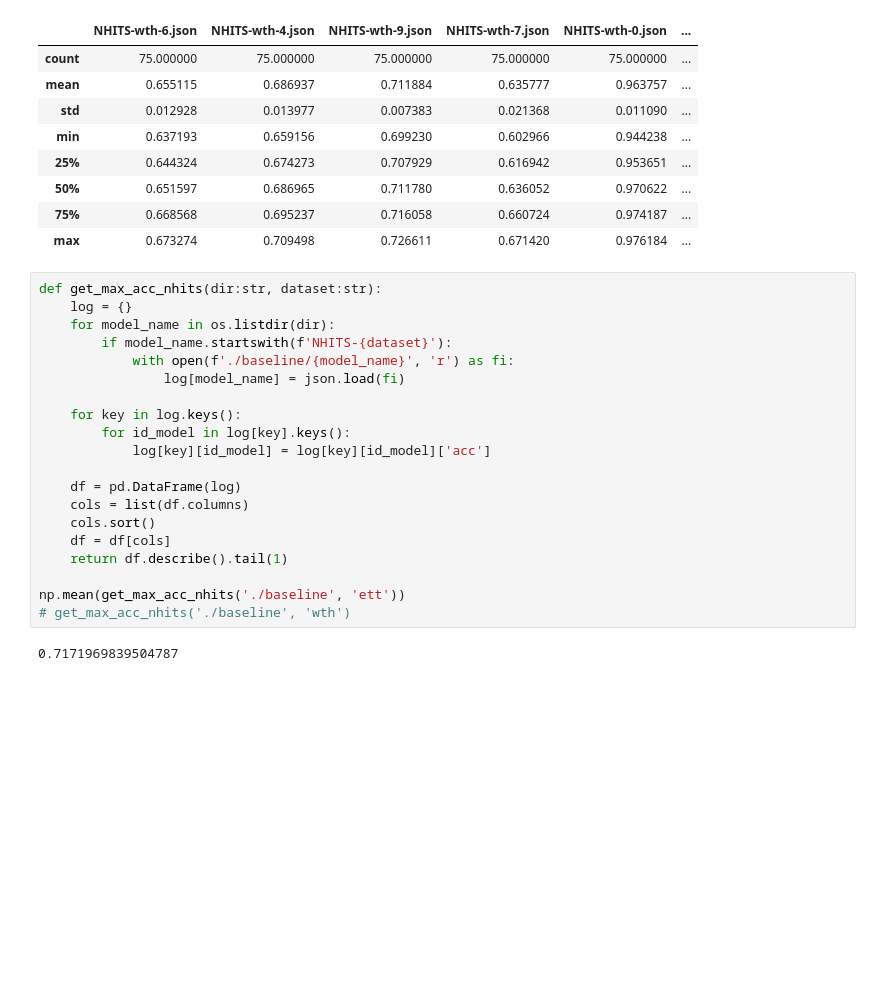
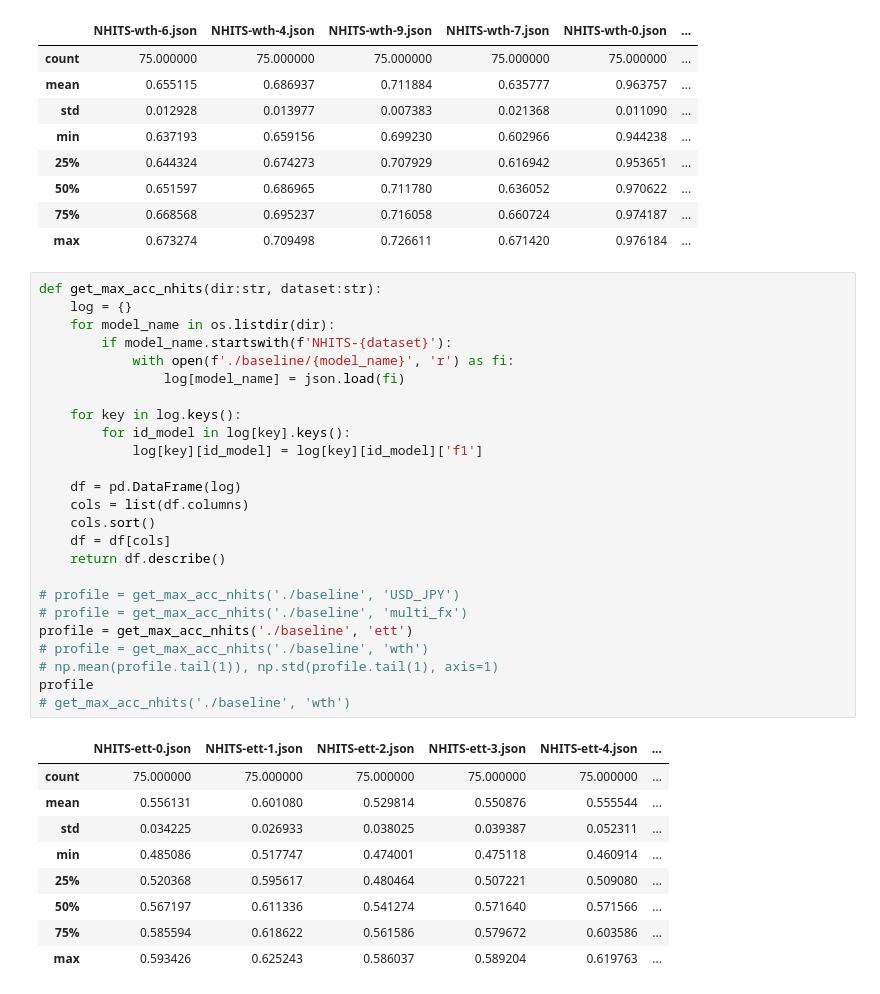
Before and after one commit to baolongnguyenmac/multi_fx, a Jupyter notebook: pretrained/analyze.ipynb, the cells around one changed output. Cells and saved outputs as stored; diff of their text form; blank space fills up the shorter version.

```diff
--- a/pretrained/analyze.ipynb
+++ b/pretrained/analyze.ipynb
@@ -511,25 +541,38 @@ df.describe()
 # %%
 def get_max_acc_nhits(dir:str, dataset:str):
     log = {}
     for model_name in os.listdir(dir):
         if model_name.startswith(f'NHITS-{dataset}'):
             with open(f'./baseline/{model_name}', 'r') as fi:
                 log[model_name] = json.load(fi)
 
     for key in log.keys():
         for id_model in log[key].keys():
-            log[key][id_model] = log[key][id_model]['acc']
+            log[key][id_model] = log[key][id_model]['f1']
 
     df = pd.DataFrame(log)
     cols = list(df.columns)
     cols.sort()
     df = df[cols]
-    return df.describe().tail(1)
+    return df.describe()
 
-np.mean(get_max_acc_nhits('./baseline', 'ett'))
+# profile = get_max_acc_nhits('./baseline', 'USD_JPY')
+# profile = get_max_acc_nhits('./baseline', 'multi_fx')
+profile = get_max_acc_nhits('./baseline', 'ett')
+# profile = get_max_acc_nhits('./baseline', 'wth')
+# np.mean(profile.tail(1)), np.std(profile.tail(1), axis=1)
+profile
 # get_max_acc_nhits('./baseline', 'wth')
 # %% [output]
-0.7171969839504787
+|  | NHITS-ett-0.json | NHITS-ett-1.json | NHITS-ett-2.json | NHITS-ett-3.json | NHITS-ett-4.json | ... |
+| count | 75.000000 | 75.000000 | 75.000000 | 75.000000 | 75.000000 | ... |
+| mean | 0.556131 | 0.601080 | 0.529814 | 0.550876 | 0.555544 | ... |
+| std | 0.034225 | 0.026933 | 0.038025 | 0.039387 | 0.052311 | ... |
+| min | 0.485086 | 0.517747 | 0.474001 | 0.475118 | 0.460914 | ... |
+| 25% | 0.520368 | 0.595617 | 0.480464 | 0.507221 | 0.509080 | ... |
+| 50% | 0.567197 | 0.611336 | 0.541274 | 0.571640 | 0.571566 | ... |
+| 75% | 0.585594 | 0.618622 | 0.561586 | 0.579672 | 0.603586 | ... |
+| max | 0.593426 | 0.625243 | 0.586037 | 0.589204 | 0.619763 | ... |
 # %%
 # get_max_acc('./ett_60tasks')
 
```
Also changed, not shown: parts of 4 cells of this notebook, 1 other file.
